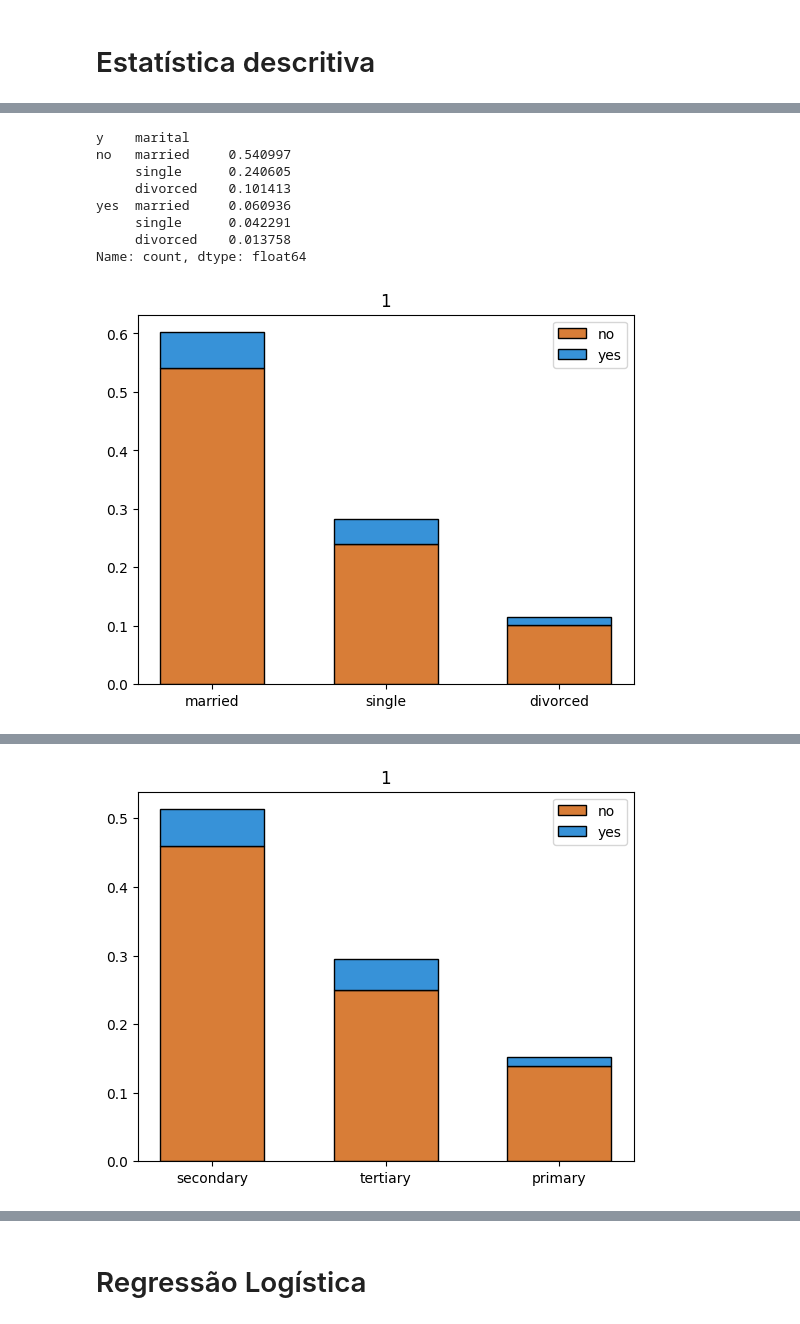
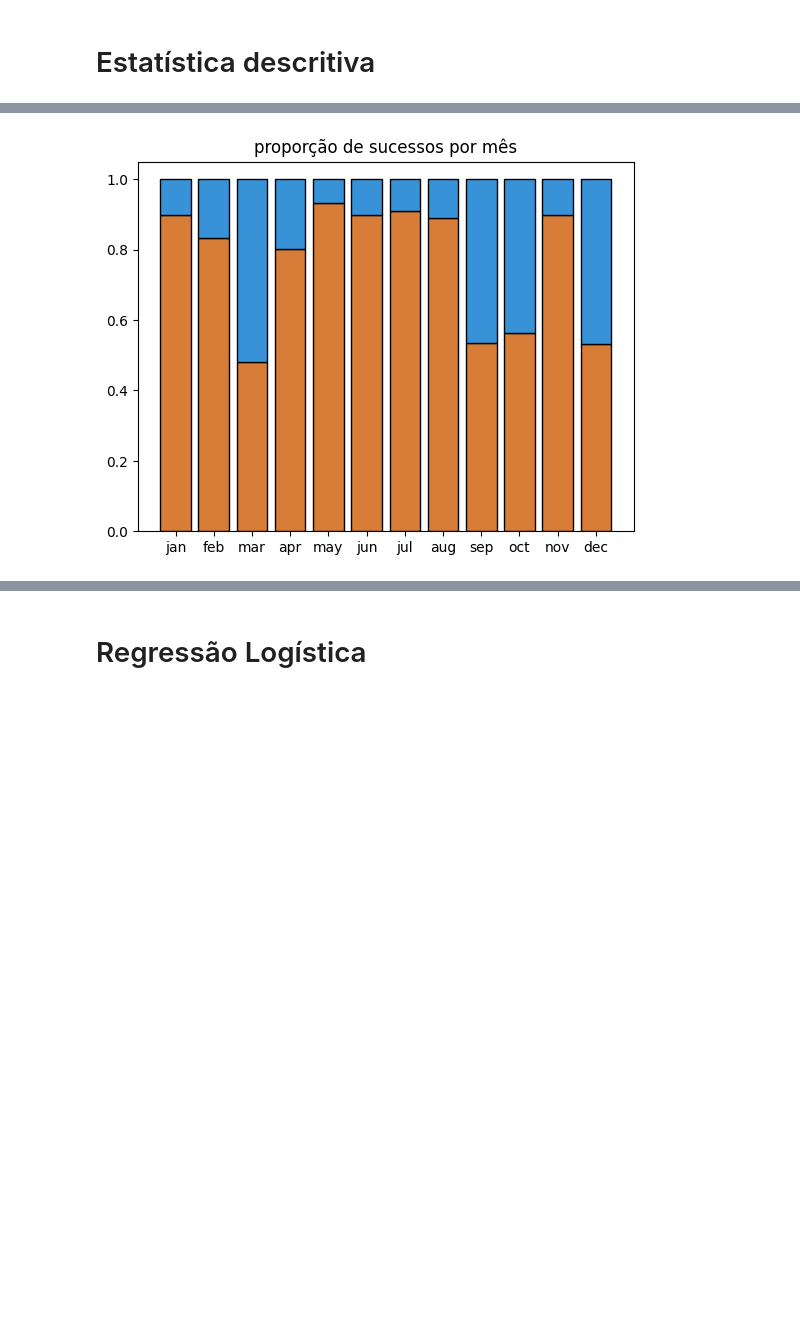
Before and after one commit to juliano-CN/analise-maketing-bancario, a Jupyter notebook: bank.ipynb, the cells around one changed output, grey strips where cells are left out. Saved outputs shown, nothing was run; the diff lists cells and outputs as text; code cells hidden in the pictures; blank space fills up the shorter version.

```diff
--- a/bank.ipynb
+++ b/bank.ipynb
@@ -118,14 +123,0 @@ Name: count, dtype: int64
-# %%
-from pandas.plotting import scatter_matrix
-
-#sns.set(font_scale=1.3,rc = {'figure.figsize':(5,5)})
-#plt.figure(figsize=(5,5))
-
-ry = df.replace({'y': {'yes': 1,  'no': 0}})
-pd.set_option('future.no_silent_downcasting', True)
-print(len(ry))
-attributes = ['age','balance','duration','campaign']
-for i in attributes:
-#scatter_matrix(df[attributes], figsize=(12, 8))
-    plt.scatter(x=ry[i],y=ry['y'],alpha=0.1)
-    plt.show()
@@ -255,44 +163,29 @@ Name: count, dtype: int64
 # %%
-categorical_variables = ['marital','education','poutcome']#
+mounths = ['jan','feb','mar','apr','may','jun','jul','aug','sep','oct','nov','dec']
+prop_no = []
+prop_yes = []
+colors = ['#d87d37', '#3792d8']
 
-for i in categorical_variables:
-    prop = []
-    freq = df.groupby('y')[i].value_counts()/len(df.index)#df.groupby('y')[i].value_counts(normalize=True).round(2)
-    for j in freq.index:
-        prop.append(freq[j])
+freq = df.groupby('y')['month'].value_counts()
 
-    labels = freq.index[0:int(len(prop)/2)]
-    new_labels = []
-    for z,name in enumerate(labels):
-        new_labels.append(name[1])
+for i in mounths:
+    m = []
+    for j in freq[:,i]:
+        m.append(j)
+    prop_no.append(m[0]/(m[0]+m[1]))
+    prop_yes.append(m[1]/(m[0]+m[1]))
 
-    prop_no = prop[0:int(len(prop)/2)]
-    prop_yes = prop[int(len(prop)/2) :]
+weight_counts = {'no':prop_no,'yes':prop_yes}
+bottom = np.zeros(len(mounths))
 
-    weight_counts = {'no':prop_no,'yes':prop_yes}
-    bottom = np.zeros(len(new_labels))
+fig, ax = plt.subplots()
+width = 0.8
+x = np.arange(len(labels))
+for (i,(boolean, weight_count)) in enumerate(weight_counts.items()):
+    p = ax.bar(mounths, weight_count, width, label=boolean, bottom=bottom,color = colors[i],edgecolor='black')
+    bottom += weight_count
 
-    display(freq)
-    fig, ax = plt.subplots()
-    colors = ['#d87d37', '#3792d8']
-
-    width = 0.6
-    x = np.arange(len(labels))
-    for (i,(boolean, weight_count)) in enumerate(weight_counts.items()):
-        p = ax.bar(new_labels, weight_count, width, label=boolean, bottom=bottom,color = colors[i],edgecolor='black')
-        bottom += weight_count
-
-    plt.title(i)
-    plt.xticks(x, new_labels)
-    ax.legend(handles=[rects1, rects2])
-    plt.show()
+plt.title('proporção de sucessos por mês')
+plt.show()
 # %% [output]
-y    marital
-no   married     0.540997
-     single      0.240605
-     divorced    0.101413
-yes  married     0.060936
-     single      0.042291
-     divorced    0.013758
-Name: count, dtype: float64
-[figure, old version]
+[figure, new version]
@@ -307 +191,0 @@ Name: count, dtype: float64
-[figure, removed]
```
Also changed, not shown: parts of 24 cells of this notebook, 1 other file.
